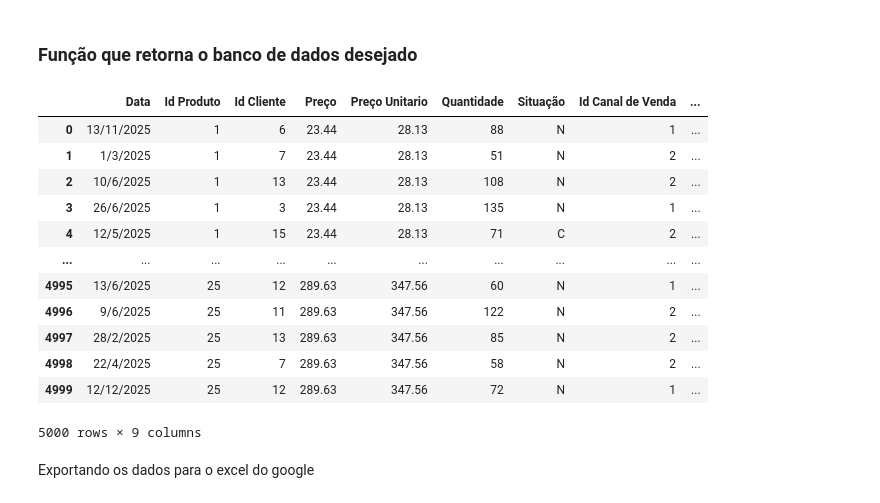
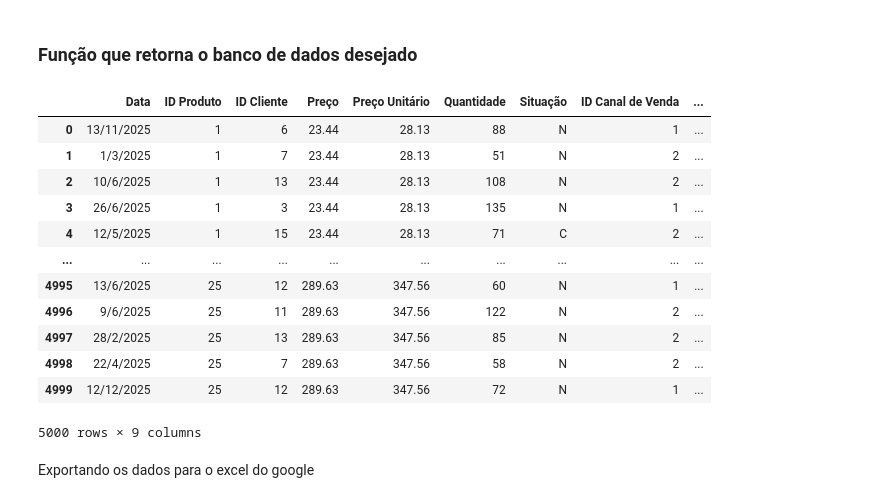
Before and after one commit to Tiago-HCruz/Loja-Mercadoria-Alimenticios, a Jupyter notebook: Python/Script_Proj_Varejo.ipynb, the cells around one changed output. Drawn from its saved outputs; the diff is of its cells as text; code cells hidden in the pictures.

```diff
--- a/Python/Script_Proj_Varejo.ipynb
+++ b/Python/Script_Proj_Varejo.ipynb
@@ -85,44 +85,44 @@ def DB_Vendas(Replica):
 
       df = pd.DataFrame({
       "Data": Data("2025",Replica),
-      "Id Produto": [i]*Replica,
-      "Id Cliente": [random.randrange(1, 19) for x in range(Replica)],
+      "ID Produto": [i]*Replica,
+      "ID Cliente": [random.randrange(1, 19) for x in range(Replica)],
       "Quantidade": [random.randrange(1, 150) for x in range(Replica)],
       "Situação": random.choices(Sit, pop_vie, k=Replica),
-      "Id Canal de Venda": [random.randrange(1, 3) for x in range(Replica)],
-      "Id Vendedor": [random.randrange(1, 11) for x in range(Replica)]
+      "ID Canal de Venda": [random.randrange(1, 3) for x in range(Replica)],
+      "ID Vendedor": [random.randrange(1, 11) for x in range(Replica)]
       })
 
       ## Adicionando a variavel preço com base no Id Produto
       Min = [20,6,17,10,30,5,4,8,62,2,7,24,2,4,4,3,3,3,4,8,6,7,27,4,19]
       Max = [40,8,78,80,350,15,6,11,90,8,15,36,5,30,8,9,8,10,8,13,12,10,63,26,308]
 
       df["Preço"] = round(random.randrange(Min[i-1]*100, Max[i-1]*100)*0.01,2)
 
       ## Adicionando Preço Unitario
-      df["Preço Unitario"] = df.loc[:,["Preço"]].\
+      df["Preço Unitário"] = df.loc[:,["Preço"]].\
                                   apply(lambda x: round(x*1.2,2),
                                         axis=1)
 
       # Concatenando os banco de dados Id Produtos
       if i >= 2:
           df3 = pd.concat([df3, df],
                     axis = 0,
                     ignore_index = True,
                     sort = False)
       else:
         df3 = df
 
 
   return df3
 
 
 DB_Vendas = DB_Vendas(200)
 DB_Vendas = DB_Vendas.iloc[:,[0,1,2,7,8,3,4,5,6]]
 
 DB_Vendas
 # %% [output]
-|  | Data | Id Produto | Id Cliente | Preço | Preço Unitario | Quantidade | Situação | Id Canal de Venda | ... |
+|  | Data | ID Produto | ID Cliente | Preço | Preço Unitário | Quantidade | Situação | ID Canal de Venda | ... |
 | 0 | 13/11/2025 | 1 | 6 | 23.44 | 28.13 | 88 | N | 1 | ... |
 | 1 | 1/3/2025 | 1 | 7 | 23.44 | 28.13 | 51 | N | 2 | ... |
 | 2 | 10/6/2025 | 1 | 13 | 23.44 | 28.13 | 108 | N | 2 | ... |
```
Also changed, not shown: parts of 9 cells of this notebook.
